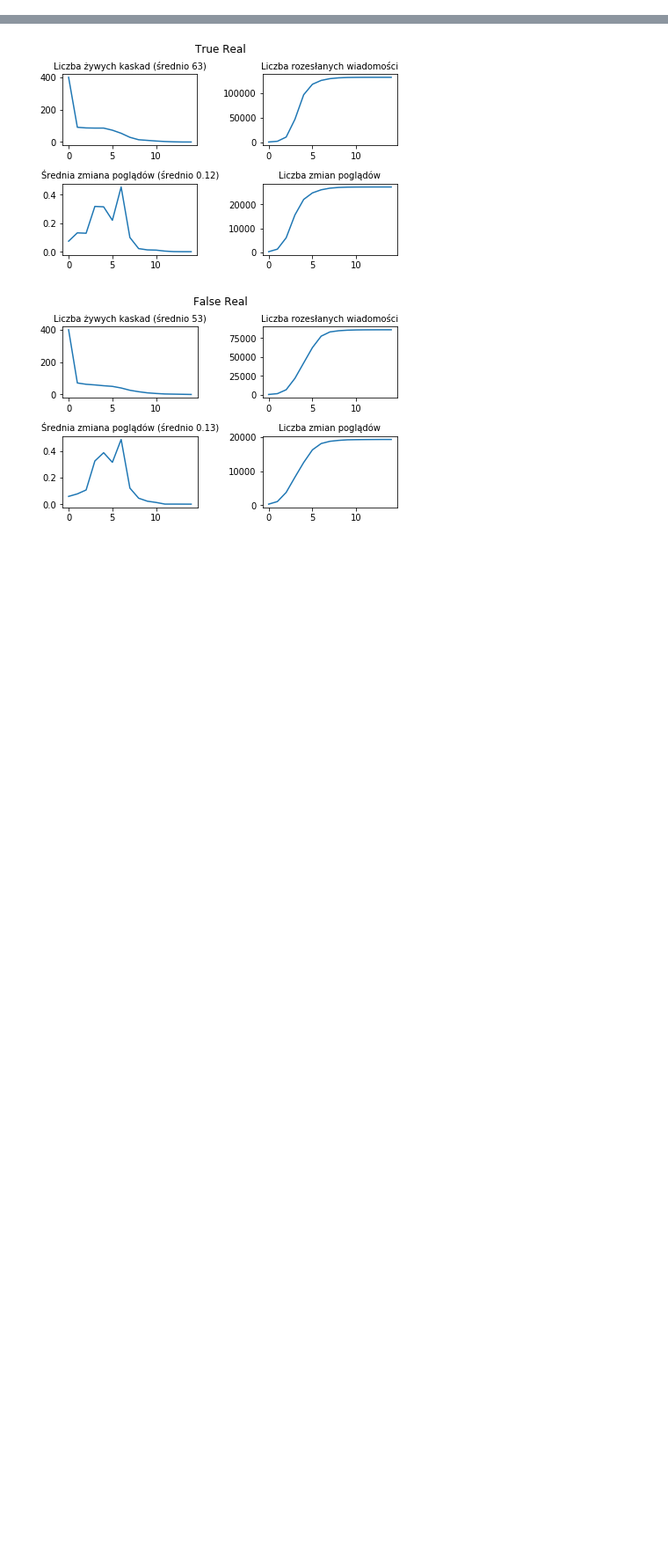
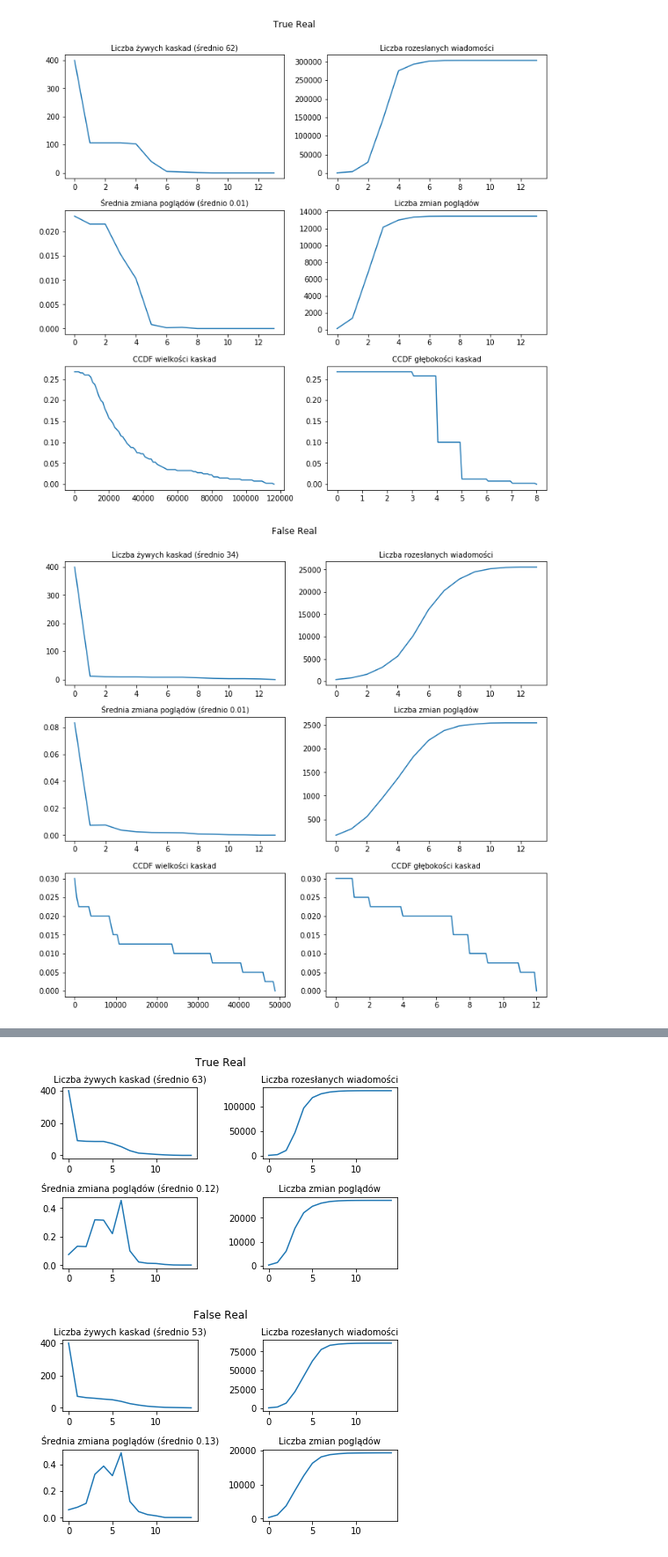
Before and after one commit to MichalKucko/FakeNews, a Jupyter notebook: fake_news.ipynb, the cells around one changed output, grey strips where cells are left out. Shown: that part at 88% size. Saved outputs shown, nothing was run; the diff lists cells and outputs as text; code cells hidden in the pictures; blank space fills up the shorter version.

```diff
--- a/fake_news.ipynb
+++ b/fake_news.ipynb
@@ -434,0 +466,7 @@ def drawPlots(newsList,niters):
+# %%
+newsList = startNews(nStartNodes,facts,network)
+newsInfo = simulation(niters, newsList, network)
+drawPlots(newsInfo['newsList'], newsInfo['iter'], nStartNodes, 100)
+# %% [output]
+[figure, added]
+[figure, added]
```
Also changed, not shown: parts of 8 cells of this notebook.
